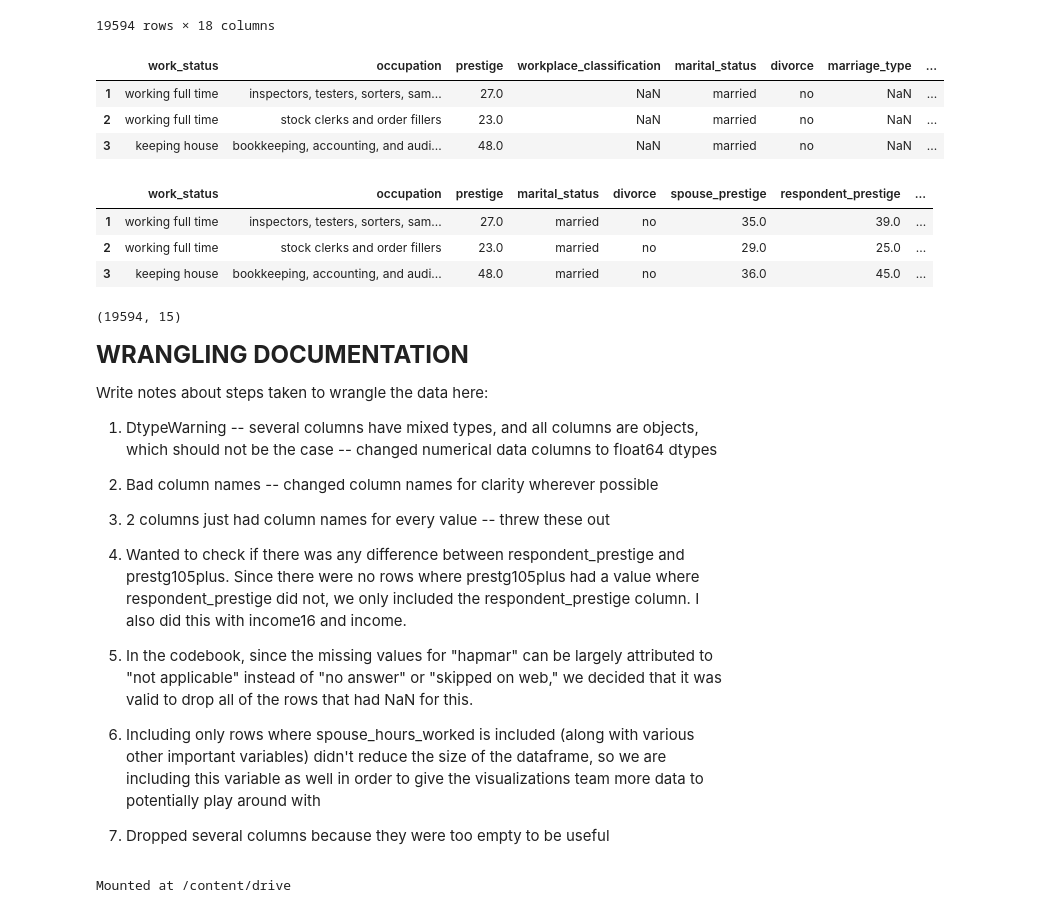
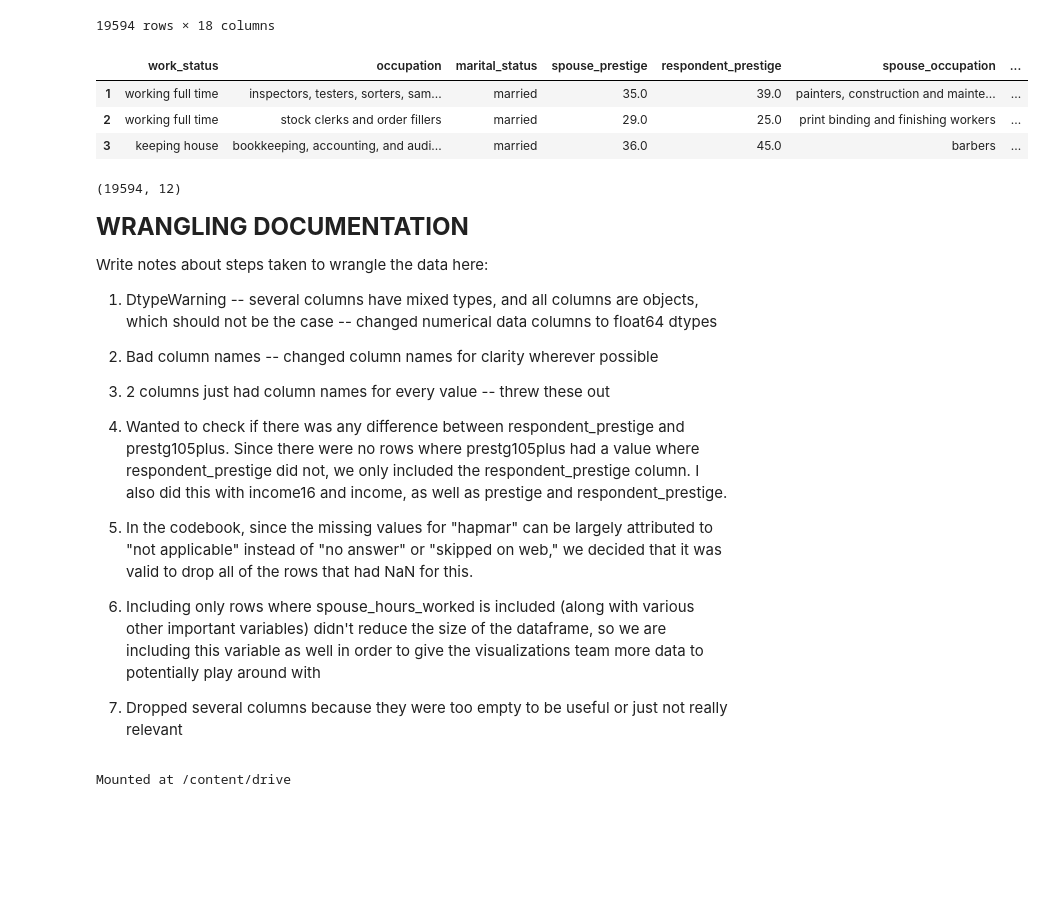
Before and after one commit to torrancefredell/gss_project, a Jupyter notebook: gss_project.ipynb, the cells around one changed output. Saved outputs shown, nothing was run; the diff lists cells and outputs as text; code cells hidden in the pictures; blank space fills up the shorter version.

```diff
--- a/gss_project.ipynb
+++ b/gss_project.ipynb
@@ -541,24 +562,18 @@ df_prestige_hapmar_hours
 df_prestige_hapmar_hours = df_prestige_hapmar_hours.reset_index(drop=True)
 df_prestige_hapmar_hours.index = df_prestige_hapmar_hours.index + 1
 final_df = df_prestige_hapmar_hours
-final_df.head(3)
-# %% [output]
-|  | work_status | occupation | prestige | workplace_classification | marital_status | divorce | marriage_type | ... |
-| 1 | working full time | inspectors, testers, sorters, sam... | 27.0 | NaN | married | no | NaN | ... |
-| 2 | working full time | stock clerks and order fillers | 23.0 | NaN | married | no | NaN | ... |
-| 3 | keeping house | bookkeeping, accounting, and audi... | 48.0 | NaN | married | no | NaN | ... |
 # %%
-final_df.drop(columns=['marriage_type', 'workplace_classification', 'income16'], inplace = True)
+final_df.drop(columns=['marriage_type', 'workplace_classification', 'income16', 'divorce', 'prestige', 'prestg105plus'], inplace = True)
 final_df.head(3)
 # %% [output]
-|  | work_status | occupation | prestige | marital_status | divorce | spouse_prestige | respondent_prestige | ... |
-| 1 | working full time | inspectors, testers, sorters, sam... | 27.0 | married | no | 35.0 | 39.0 | ... |
-| 2 | working full time | stock clerks and order fillers | 23.0 | married | no | 29.0 | 25.0 | ... |
-| 3 | keeping house | bookkeeping, accounting, and audi... | 48.0 | married | no | 36.0 | 45.0 | ... |
+|  | work_status | occupation | marital_status | spouse_prestige | respondent_prestige | spouse_occupation | ... |
+| 1 | working full time | inspectors, testers, sorters, sam... | married | 35.0 | 39.0 | painters, construction and mainte... | ... |
+| 2 | working full time | stock clerks and order fillers | married | 29.0 | 25.0 | print binding and finishing workers | ... |
+| 3 | keeping house | bookkeeping, accounting, and audi... | married | 36.0 | 45.0 | barbers | ... |
 # %%
 final_df.shape
 # %% [output]
-(19594, 15)
+(19594, 12)
 # %% [markdown]
 <font size="5">**WRANGLING DOCUMENTATION**</font>
 
@@ -570,13 +585,13 @@ Write notes about steps taken to wrangle the data here:
 
 3. 2 columns just had column names for every value -- threw these out
 
-4. Wanted to check if there was any difference between respondent_prestige and prestg105plus. Since there were no rows where prestg105plus had a value where respondent_prestige did not, we only included the respondent_prestige column. I also did this with income16 and income.
+4. Wanted to check if there was any difference between respondent_prestige and prestg105plus. Since there were no rows where prestg105plus had a value where respondent_prestige did not, we only included the respondent_prestige column. I also did this with income16 and income, as well as prestige and respondent_prestige.
 
 5. In the codebook, since the missing values for "hapmar" can be largely attributed to "not applicable" instead of "no answer" or "skipped on web," we decided that it was valid to drop all of the rows that had NaN for this.
 
 6. Including only rows where spouse_hours_worked is included (along with various other important variables) didn't reduce the size of the dataframe, so we are including this variable as well in order to give the visualizations team more data to potentially play around with
 
-7. Dropped several columns because they were too empty to be useful
+7. Dropped several columns because they were too empty to be useful or just not really relevant
 # %%
 from google.colab import drive
 drive.mount('/content/drive', force_remount = True)
```
Also changed, not shown: parts of 1 cell of this notebook.
